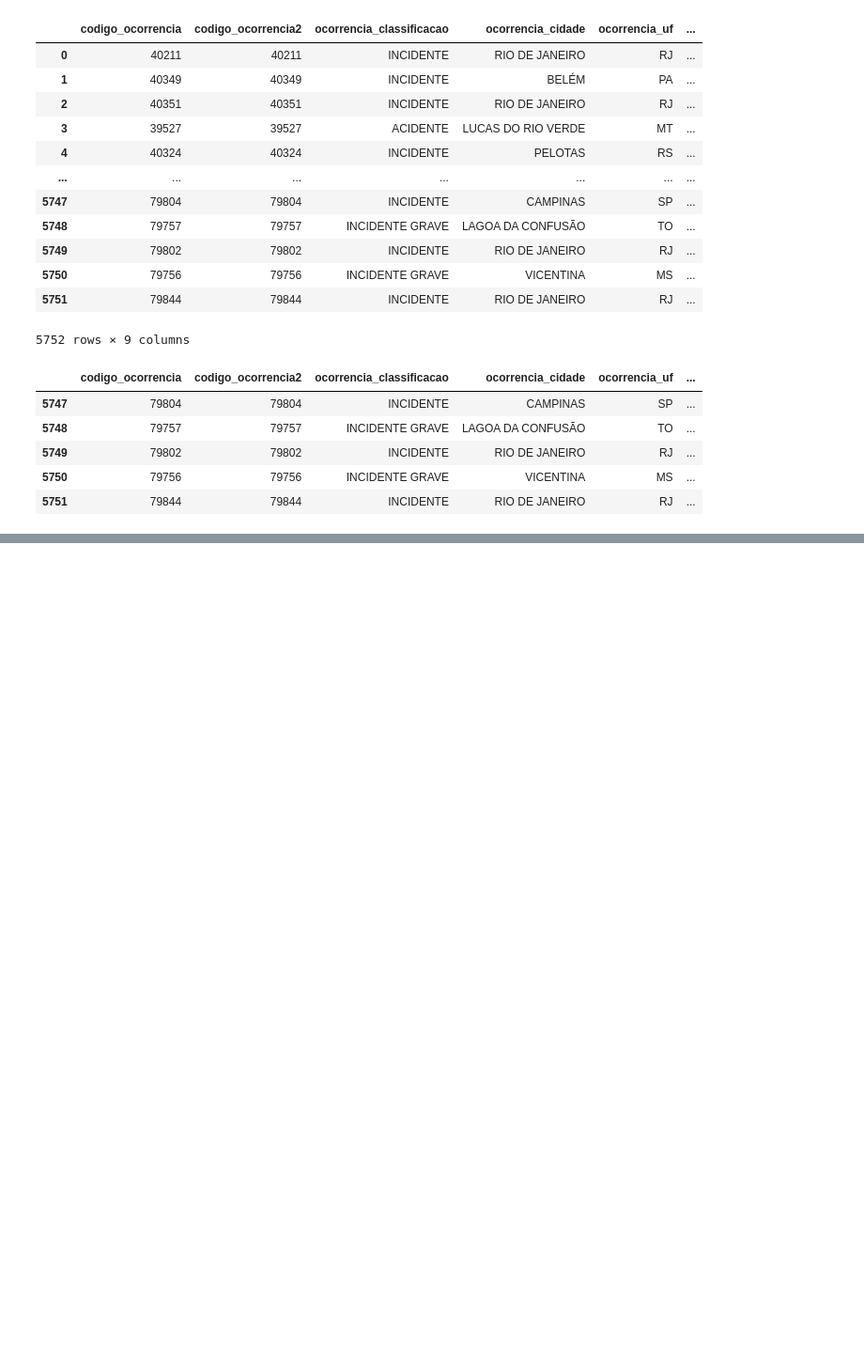
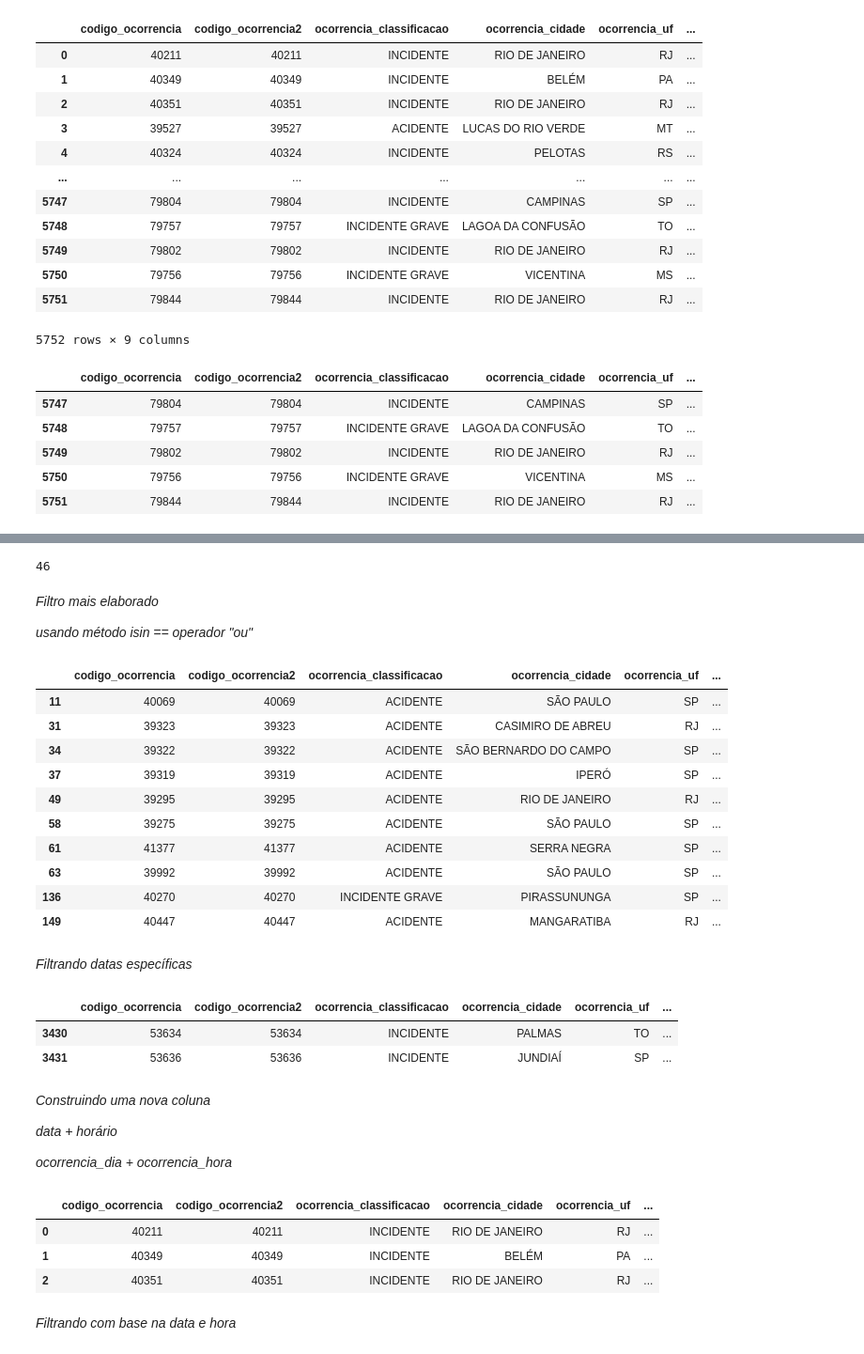
Before and after one commit to caiocmb7/ETL, a Jupyter notebook: DIO_ETL.ipynb, the cells around one changed output, grey strips where cells are left out. Shown at 94% size. Cells and saved outputs as stored; diff of their text form; code cells hidden in the pictures; blank space fills up the shorter version.

```diff
--- a/DIO_ETL.ipynb
+++ b/DIO_ETL.ipynb
@@ -418,0 +756,55 @@ df.tail()
+# %%
+num_filtro = filtro_total_recomendacoes & filtro_ocorrencia_classificacao
+num_filtro.sum()
+# %% [output]
+46
+# %% [markdown]
+*Filtro mais elaborado*
+
+*usando método isin == operador "ou"*
+# %%
+filtro_elaborado = df.ocorrencia_classificacao.isin(['INCIDENTE GRAVE', 'ACIDENTE'])
+filtro_elaborado2 = df.ocorrencia_uf.isin(['RJ', 'SP'])
+
+df.loc[filtro_elaborado & filtro_elaborado2].head(10)
+# %% [output]
+|  | codigo_ocorrencia | codigo_ocorrencia2 | ocorrencia_classificacao | ocorrencia_cidade | ocorrencia_uf | ... |
+| 11 | 40069 | 40069 | ACIDENTE | SÃO PAULO | SP | ... |
+| 31 | 39323 | 39323 | ACIDENTE | CASIMIRO DE ABREU | RJ | ... |
+| 34 | 39322 | 39322 | ACIDENTE | SÃO BERNARDO DO CAMPO | SP | ... |
+| 37 | 39319 | 39319 | ACIDENTE | IPERÓ | SP | ... |
+| 49 | 39295 | 39295 | ACIDENTE | RIO DE JANEIRO | RJ | ... |
+| 58 | 39275 | 39275 | ACIDENTE | SÃO PAULO | SP | ... |
+| 61 | 41377 | 41377 | ACIDENTE | SERRA NEGRA | SP | ... |
+| 63 | 39992 | 39992 | ACIDENTE | SÃO PAULO | SP | ... |
+| 136 | 40270 | 40270 | INCIDENTE GRAVE | PIRASSUNUNGA | SP | ... |
+| 149 | 40447 | 40447 | ACIDENTE | MANGARATIBA | RJ | ... |
+# %% [markdown]
+*Filtrando datas específicas*
+# %%
+filtro_ano = df.ocorrencia_dia.dt.year == 2015
+filtro_mes = df.ocorrencia_dia.dt.month == 12
+filtro_dia = df.ocorrencia_dia.dt.day == 2
+
+df.loc[filtro_ano & filtro_mes & filtro_dia]
+# %% [output]
+|  | codigo_ocorrencia | codigo_ocorrencia2 | ocorrencia_classificacao | ocorrencia_cidade | ocorrencia_uf | ... |
+| 3430 | 53634 | 53634 | INCIDENTE | PALMAS | TO | ... |
+| 3431 | 53636 | 53636 | INCIDENTE | JUNDIAÍ | SP | ... |
+# %% [markdown]
+*Construindo uma nova coluna*
+
+*data + horário*
+
+*ocorrencia_dia + ocorrencia_hora*
+# %%
+transformar = df.ocorrencia_dia.astype(str) + ' ' + df.ocorrencia_hora #conversao do tipo da coluna data para string
+df['ocorrencia_dia_hora'] = pd.to_datetime(transformar) #conversao da concatenacao acima para data novamente
+df.head(3)
+# %% [output]
+|  | codigo_ocorrencia | codigo_ocorrencia2 | ocorrencia_classificacao | ocorrencia_cidade | ocorrencia_uf | ... |
+| 0 | 40211 | 40211 | INCIDENTE | RIO DE JANEIRO | RJ | ... |
+| 1 | 40349 | 40349 | INCIDENTE | BELÉM | PA | ... |
+| 2 | 40351 | 40351 | INCIDENTE | RIO DE JANEIRO | RJ | ... |
+# %% [markdown]
+*Filtrando com base na data e hora*
```
Also changed, not shown: parts of 44 cells of this notebook.
